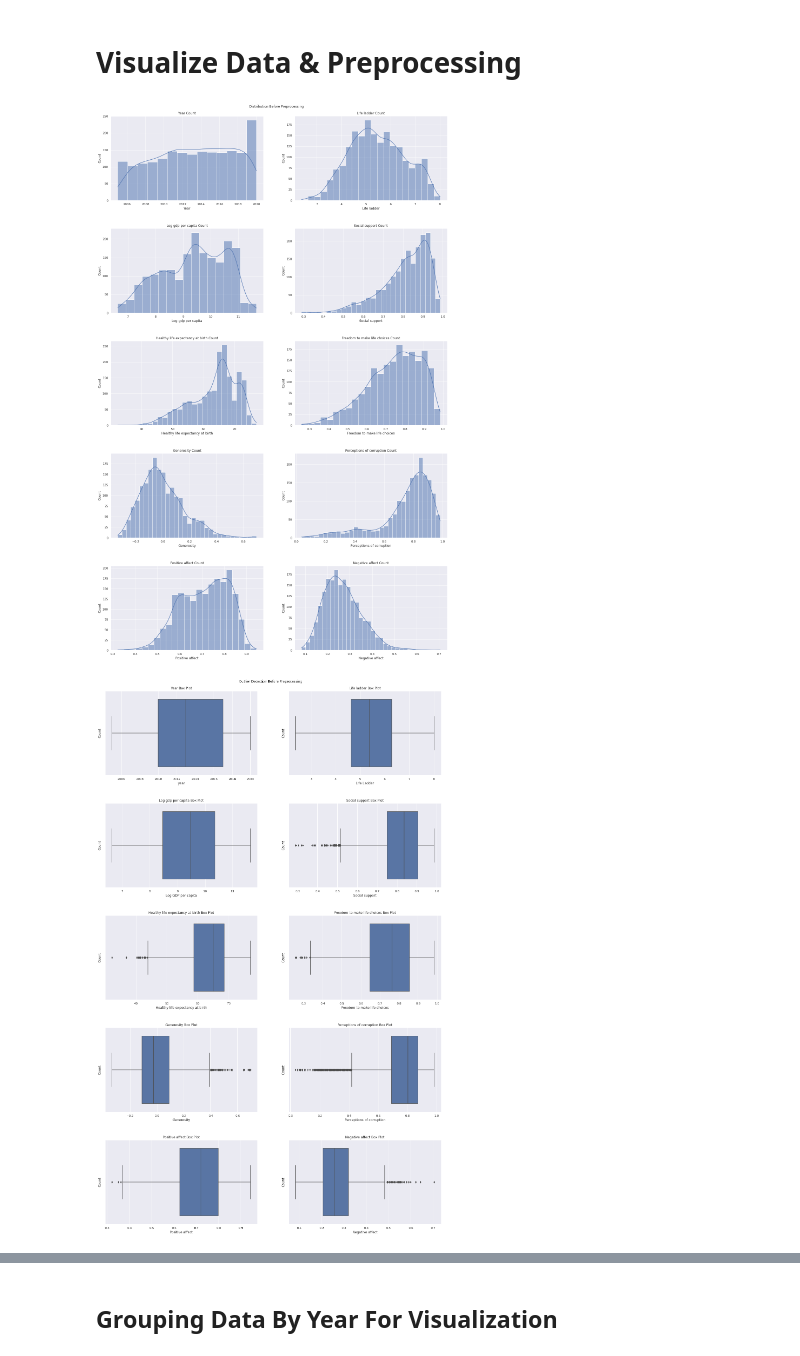
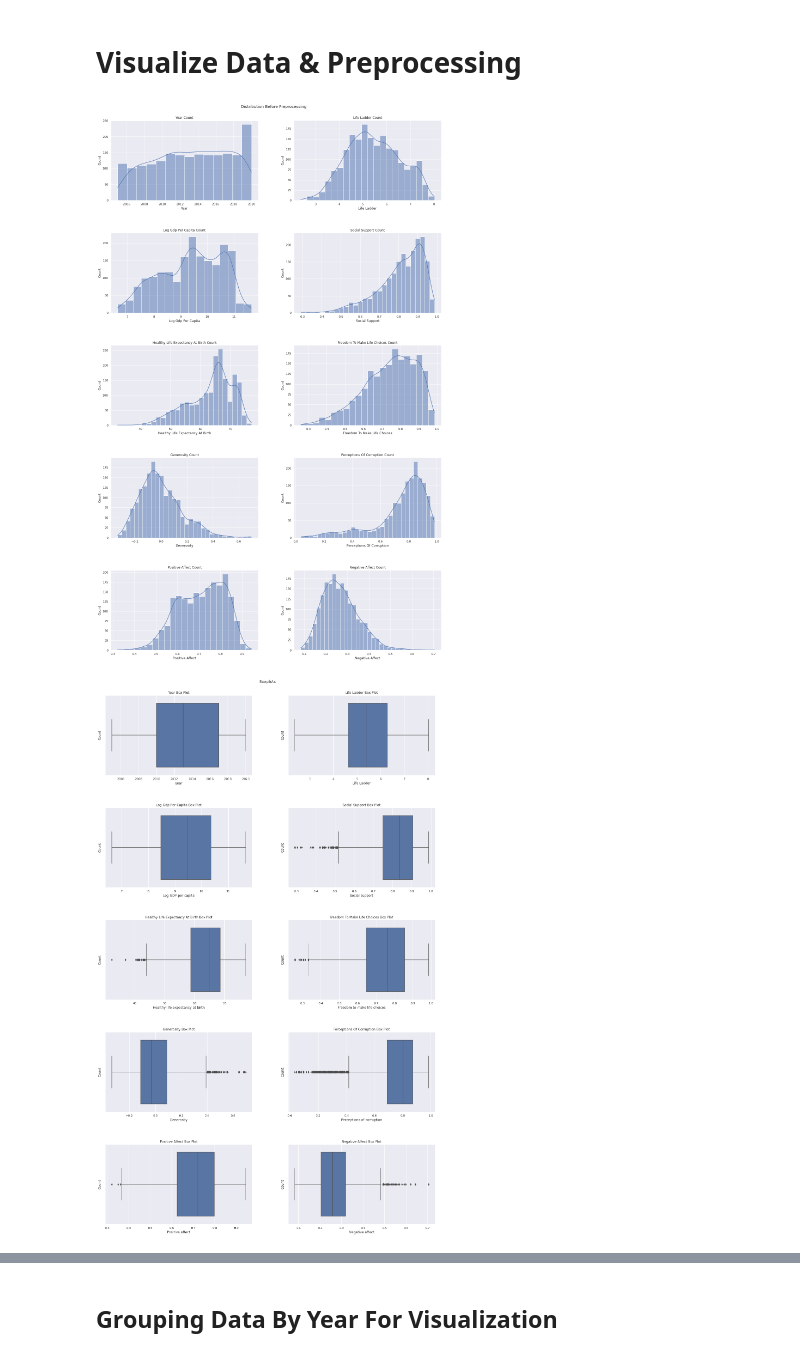
Before and after one commit to gaih/data-visualization, a Jupyter notebook: Data Visualization Project.ipynb, the cells around one changed output, grey strips where cells are left out. Drawn from its saved outputs; the diff is of its cells as text; code cells hidden in the pictures.

```diff
--- a/Data Visualization Project.ipynb
+++ b/Data Visualization Project.ipynb
@@ -10,7 +10,7 @@ sns.set(rc={'figure.figsize':(5, 5)})
 # %% [markdown]
 # Read Data
 # %%
-df = pd.read_csv("/datasets/world-happiness-report.csv")
+df = pd.read_csv("world-happiness-report.csv")
 df.head(10)
 # %% [output]
 |  | Country name | year | Life Ladder | Log GDP per capita | Social support | Healthy life expectancy at birth | ... |
@@ -88,7 +88,7 @@ except:
 
 mypath = "Plots"
 # %%
-f, axes = plt.subplots(5,2, figsize = (20,30))
+f, axes = plt.subplots(5, 2, figsize = (20, 30))
 f.tight_layout(pad=8)
 f.suptitle("Distribution Before Preprocessing")
 cols = df.select_dtypes(exclude="object").columns
@@ -98,9 +98,10 @@ y_axis = 0
 
 for col in cols:
   sns.histplot(data=df, x=col, kde=True, ax=axes[x_axis, y_axis])
-  axes[x_axis,y_axis].set_xlabel(col.capitalize())
+  axes[x_axis,y_axis].set_xlabel(col.title())
   axes[x_axis,y_axis].set_ylabel("Count")
-  axes[x_axis,y_axis].set_title(f"{col.capitalize()} Count")
+  axes[x_axis,y_axis].set_title(f"{col.title()} Count")
+
   if y_axis == 1:
     y_axis = 0
     x_axis += 1
@@ -108,31 +109,31 @@ for col in cols:
   else:
     y_axis += 1
 
-plt.savefig("Plots/Distribution_Before_Preprocessing.png")
+plt.savefig("Plots/histograms.png")
 plt.show()
 # %% [output]
-[figure, old version]
+[figure, new version]
 # %%
 f, axes = plt.subplots(5,2, figsize = (20,30))
 f.tight_layout(pad=8)
-f.suptitle("Outlier Detection Before Preprocessing")
+f.suptitle("Boxplots")
 cols = df.select_dtypes(exclude="object").columns
 
 x_axis = 0
 y_axis = 0
 
 for col in cols:
   sns.boxplot(data=df, x=col, ax=axes[x_axis, y_axis])
   axes[x_axis,y_axis].set_xlabel(col)
   axes[x_axis,y_axis].set_ylabel("Count")
-  axes[x_axis,y_axis].set_title(f"{col.capitalize()} Box Plot")
+  axes[x_axis,y_axis].set_title(f"{col.title()} Box Plot")
   if y_axis == 1:
     y_axis = 0
     x_axis += 1
   else:
     y_axis += 1
 
-# plt.savefig("Plots/")
+plt.savefig("Plots/boxplots.png")
 plt.show()
 # %% [output]
-[figure, old version]
+[figure, new version]
```
Also changed, not shown: parts of 41 cells of this notebook.
